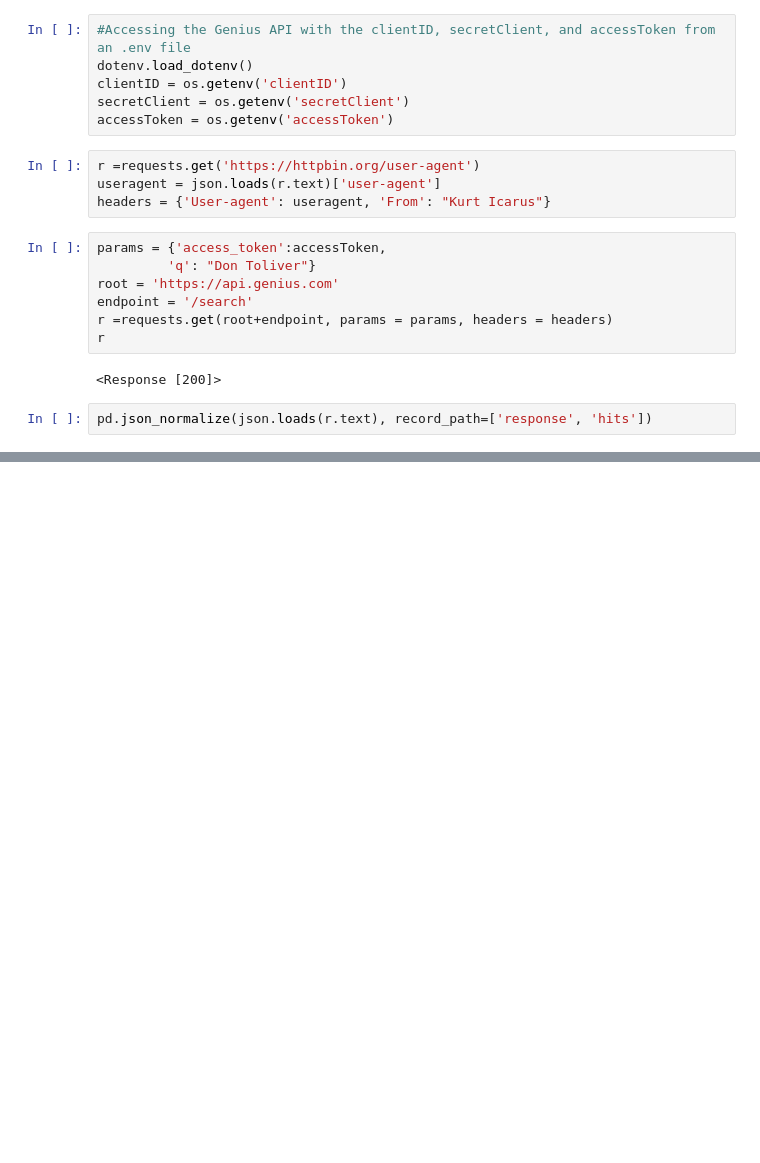
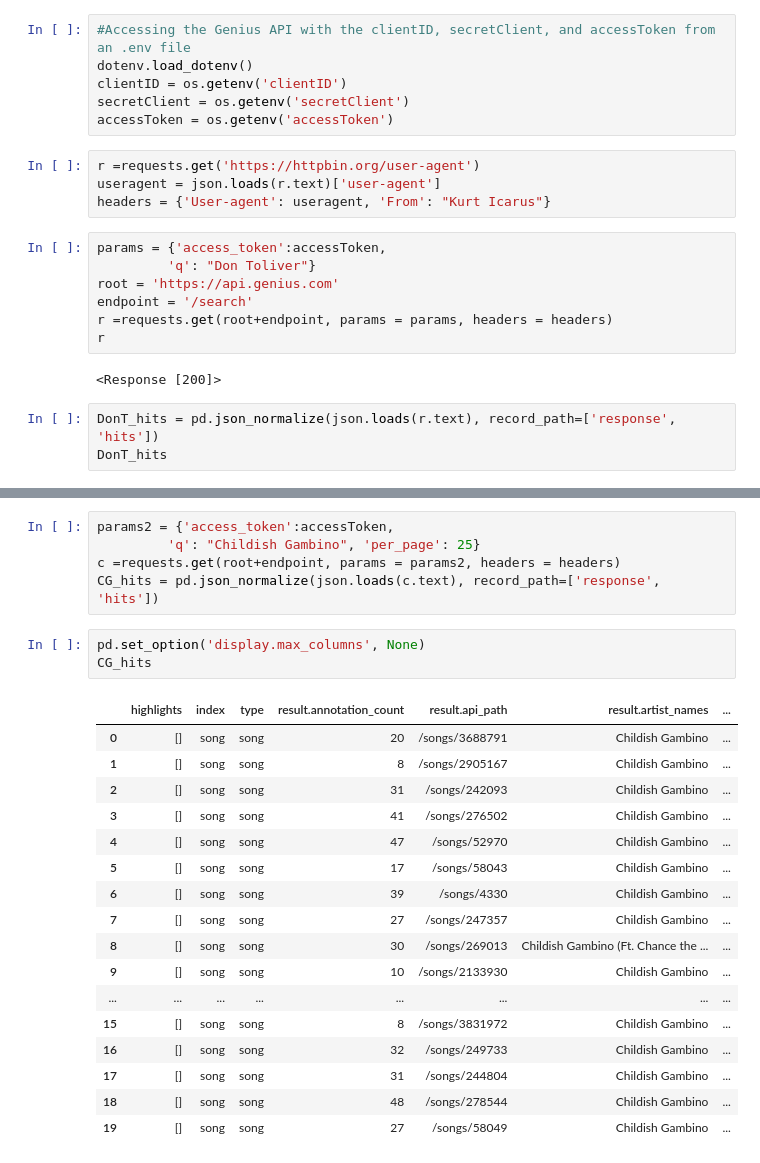
Before and after one commit to kurt-jr/Genius, a Jupyter notebook: Genius.ipynb, the cells around one changed output, grey strips where cells are left out. Cells and saved outputs as stored; diff of their text form; blank space fills up the shorter version.

```diff
--- a/Genius.ipynb
+++ b/Genius.ipynb
@@ -32,7 +32,8 @@ r
 # %% [output]
 <Response [200]>
 # %%
-pd.json_normalize(json.loads(r.text), record_path=['response', 'hits'])
+DonT_hits = pd.json_normalize(json.loads(r.text), record_path=['response', 'hits'])
+DonT_hits
 # %% [output]
 |  | highlights | index | type | result.annotation_count | result.api_path | result.artist_names | ... |
 | 0 | [] | song | song | 19 | /songs/5670872 | Internet Money, Gunna & Don Toliv... | ... |
@@ -48,0 +70,26 @@ pd.json_normalize(json.loads(r.text), record_path=['response', 'hits'])
+# %%
+params2 = {'access_token':accessToken,
+         'q': "Childish Gambino", 'per_page': 25}
+c =requests.get(root+endpoint, params = params2, headers = headers)
+CG_hits = pd.json_normalize(json.loads(c.text), record_path=['response', 'hits'])
+# %%
+pd.set_option('display.max_columns', None)
+CG_hits
+# %% [output]
+|  | highlights | index | type | result.annotation_count | result.api_path | result.artist_names | ... |
+| 0 | [] | song | song | 20 | /songs/3688791 | Childish Gambino | ... |
+| 1 | [] | song | song | 8 | /songs/2905167 | Childish Gambino | ... |
+| 2 | [] | song | song | 31 | /songs/242093 | Childish Gambino | ... |
+| 3 | [] | song | song | 41 | /songs/276502 | Childish Gambino | ... |
+| 4 | [] | song | song | 47 | /songs/52970 | Childish Gambino | ... |
+| 5 | [] | song | song | 17 | /songs/58043 | Childish Gambino | ... |
+| 6 | [] | song | song | 39 | /songs/4330 | Childish Gambino | ... |
+| 7 | [] | song | song | 27 | /songs/247357 | Childish Gambino | ... |
+| 8 | [] | song | song | 30 | /songs/269013 | Childish Gambino (Ft. Chance the ... | ... |
+| 9 | [] | song | song | 10 | /songs/2133930 | Childish Gambino | ... |
+| ... | ... | ... | ... | ... | ... | ... | ... |
+| 15 | [] | song | song | 8 | /songs/3831972 | Childish Gambino | ... |
+| 16 | [] | song | song | 32 | /songs/249733 | Childish Gambino | ... |
+| 17 | [] | song | song | 31 | /songs/244804 | Childish Gambino | ... |
+| 18 | [] | song | song | 48 | /songs/278544 | Childish Gambino | ... |
+| 19 | [] | song | song | 27 | /songs/58049 | Childish Gambino | ... |
```
Also changed, not shown: parts of 5 cells of this notebook.
